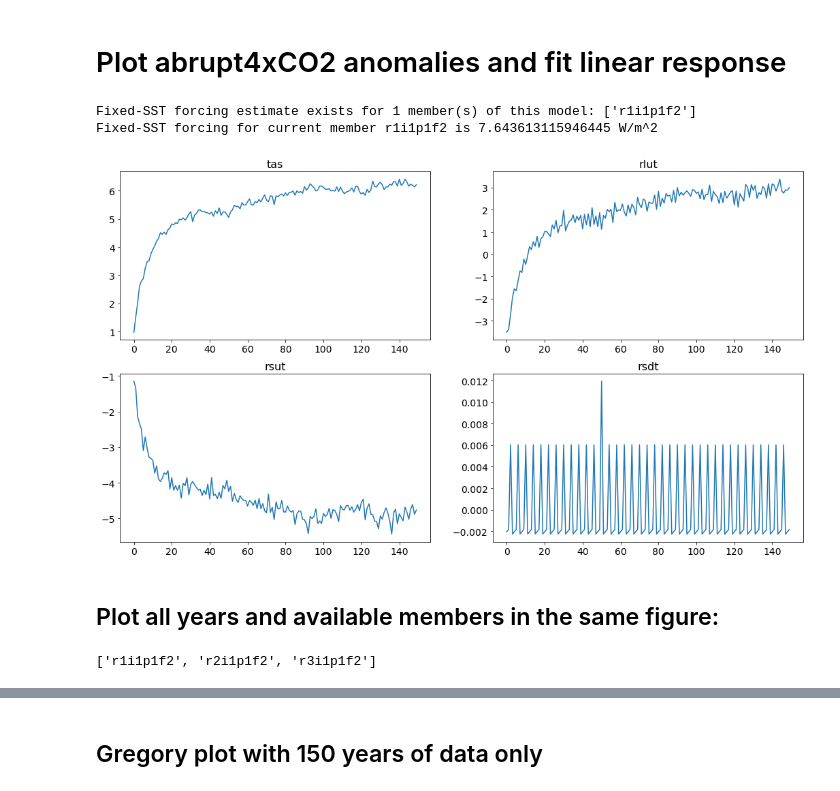
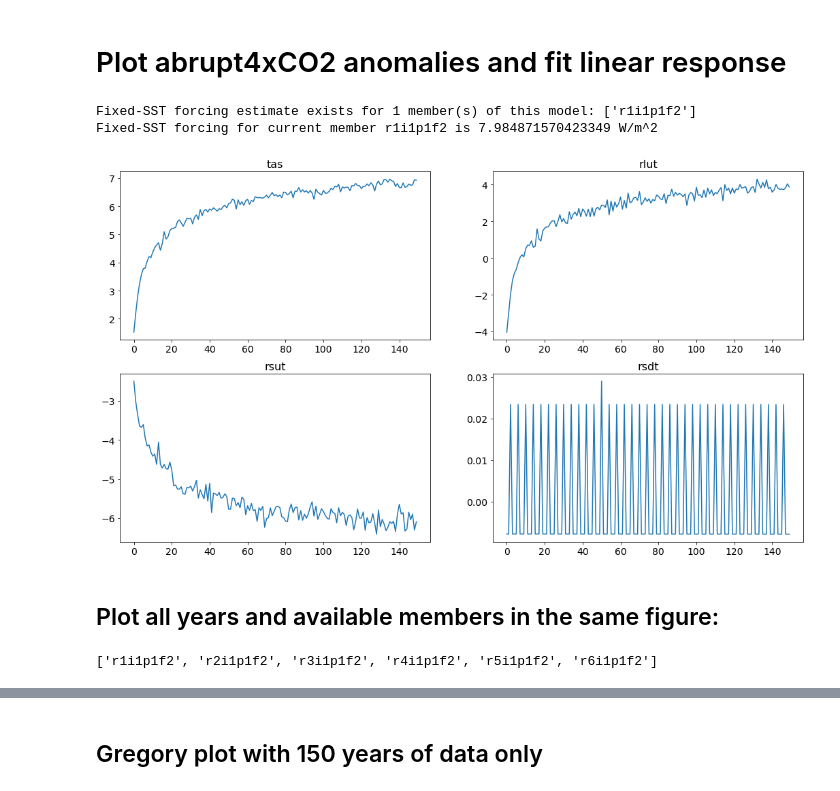
Before and after one commit to Hegebf/CMIP6-forcing, a Jupyter notebook: notebooks/abruptCO2exp_linresponses.ipynb, the cells around one changed output, grey strips where cells are left out. Saved outputs shown, nothing was run; the diff lists cells and outputs as text; code cells hidden in the pictures.

```diff
--- a/notebooks/abruptCO2exp_linresponses.ipynb
+++ b/notebooks/abruptCO2exp_linresponses.ipynb
@@ -25,7 +25,8 @@ exp = 'abrupt-4xCO2'
 #model = 'CanESM5'; member = 'r1i1p2f1'
 #model = 'CESM2'; member = 'r1i1p1f1'
 #model = 'CESM2-WACCM'; member = 'r1i1p1f1'
-model = 'CNRM-ESM2-1'; member = 'r1i1p1f2'
+model = 'CNRM-CM6-1'; member = 'r1i1p1f2'
+#model = 'CNRM-ESM2-1'; member = 'r1i1p1f2'
 #model = 'E3SM-1-0'; member = 'r1i1p1f1'
 #model = 'GFDL-CM4'; member = 'r1i1p1f1'
 #model = 'GFDL-ESM4'; member = 'r1i1p1f1'
@@ -69,35 +70,35 @@ for (i,var) in enumerate(['tas', 'rlut', 'rsut', 'rsdt']):
     axes[i].tick_params(axis='both',labelsize=14)
 
 if 'fSSTrow' in locals():
     del fSSTrow
 if 'fSSTf' in locals():
     del fSSTf
 if 'memberlist' in locals():
     del memberlist
 
 # check if there exists a fixed-SST estimate of the forcing
 fixedSSTforcingfile = '../Estimates/fixed_SST_forcing_estimates.txt'
 fSSTf_df = pd.read_table(fixedSSTforcingfile, index_col=0, sep = '\t')
 nmembers = len(fSSTf_df.index[fSSTf_df.index == model])
 
 if nmembers>0:
     if nmembers == 1:
         model_df = pd.DataFrame([fSSTf_df.loc[model]])
     else:
         model_df = fSSTf_df.loc[model]
 
     memberlist = model_df['member'].values
     print('Fixed-SST forcing estimate exists for', nmembers, 'member(s) of this model:', memberlist)
     if member in memberlist:
         fSSTrow = model_df[model_df['member'] == member]
         fSSTf = fSSTrow['F_4xCO2']
         print('Fixed-SST forcing for current member', member, 'is', fSSTf[0], 'W/m^2')
     else:
         print('but not for the current member', member)
 # %% [output]
 Fixed-SST forcing estimate exists for 1 member(s) of this model: ['r1i1p1f2']
-Fixed-SST forcing for current member r1i1p1f2 is 7.643613115946445 W/m^2
+Fixed-SST forcing for current member r1i1p1f2 is 7.984871570423349 W/m^2
-[figure, old version]
+[figure, new version]
 # %% [markdown]
 ## Plot all years and available members in the same figure:
 # %%
@@ -110,7 +111,7 @@ members = [file.rsplit('_')[2] for file in filenames]
 members.sort()
 members
 # %% [output]
-['r1i1p1f2', 'r2i1p1f2', 'r3i1p1f2']
+['r1i1p1f2', 'r2i1p1f2', 'r3i1p1f2', 'r4i1p1f2', 'r5i1p1f2', 'r6i1p1f2']
 # %%
 # Gregory plot
 fig, ax = plt.subplots(figsize = [10,7])
```
Also changed, not shown: parts of 3 cells of this notebook, 13 other files.
